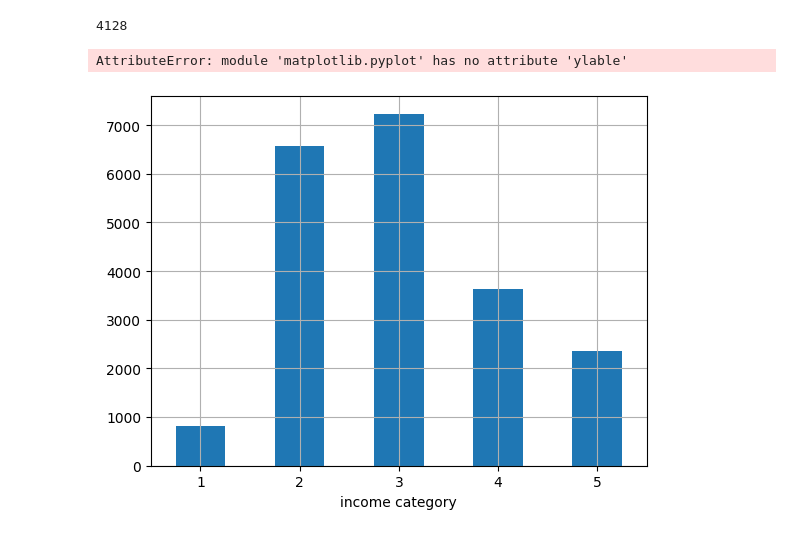
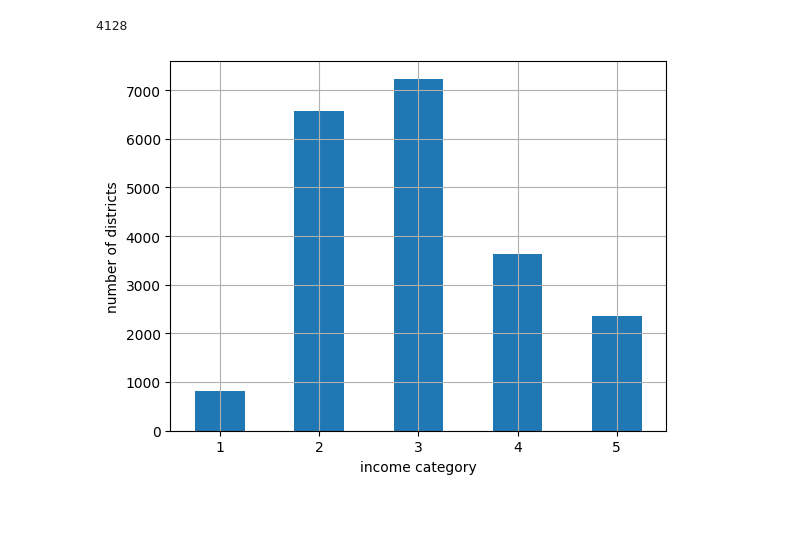
Before and after one commit to j4b3-21/Machine_learning_Housing_prices_HOMLWSKT, a Jupyter notebook: housingPrices.ipynb, the cells around one changed output. Cells and saved outputs as stored; diff of their text form; code cells hidden in the pictures.

```diff
--- a/housingPrices.ipynb
+++ b/housingPrices.ipynb
@@ -101,12 +101,11 @@ train_set,test_set=train_test_split(housing,test_size=0.2,random_state=42)
 # %%
 housing["income_cat"]=pd.cut(housing["median_income"],
                              bins=[0,1.5,3.0,4.5,6.,np.inf],
                              labels=[1,2,3,4,5])
 
 housing["income_cat"].value_counts().sort_index().plot.bar(rot=0,grid=True)
 plt.xlabel("income category")
-plt.ylable("number of districts")
+plt.ylabel("number of districts")
 plt.show()
 # %% [output]
-AttributeError: module 'matplotlib.pyplot' has no attribute 'ylable'
-[figure, old version]
+[figure, new version]
```
Also changed, not shown: parts of 37 cells of this notebook.
